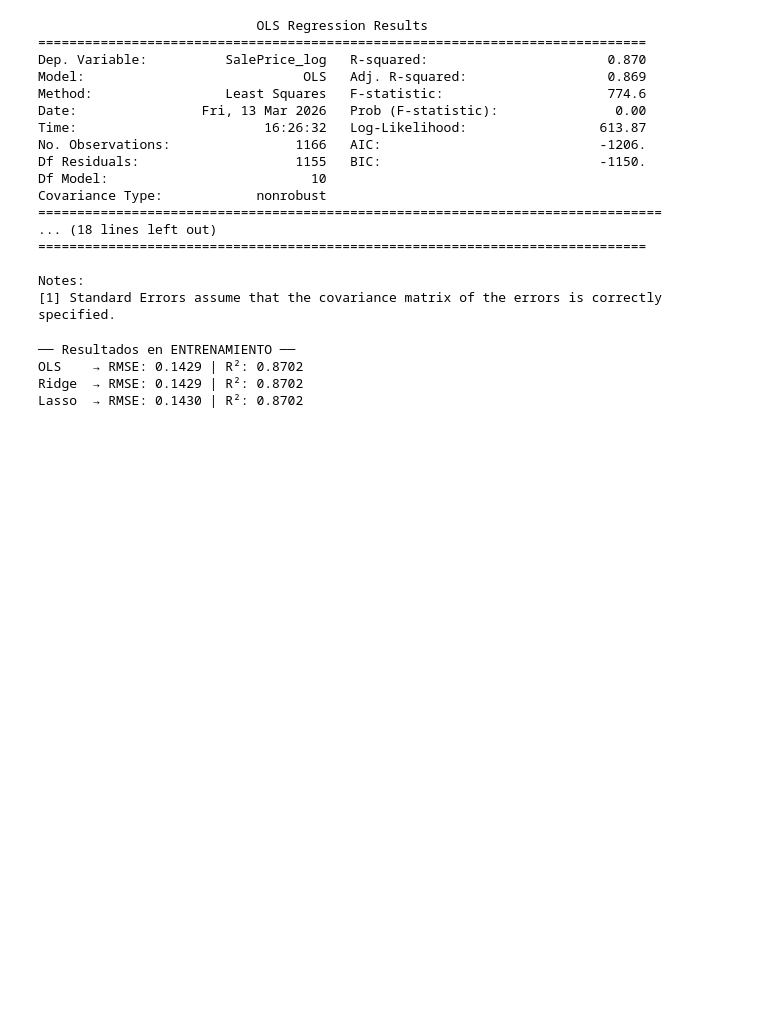
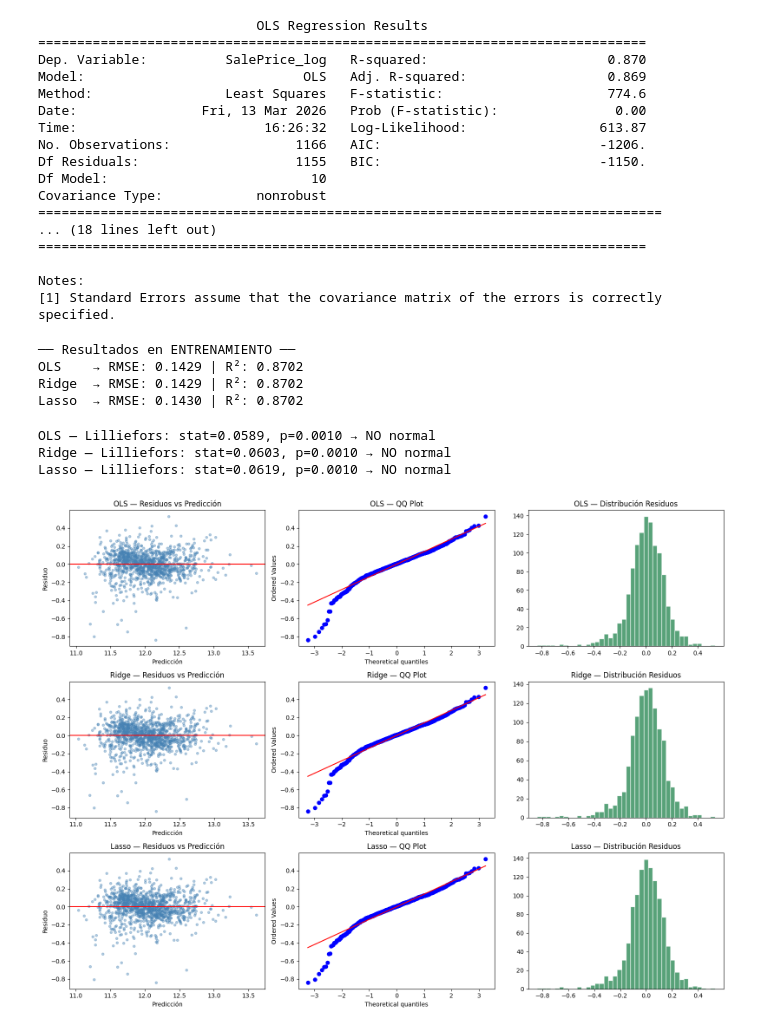
Before and after one commit to AleWWH1104/Lab3-md, a Jupyter notebook: avances.ipynb, the cells around one changed output. Drawn from its saved outputs; the diff is of its cells as text; code cells hidden in the pictures; blank space fills up the shorter version.

```diff
--- a/avances.ipynb
+++ b/avances.ipynb
@@ -441,3 +441,42 @@ for nombre, pred in [('OLS', pred_ols_train), ('Ridge', pred_ridge_train), ('Las
 OLS    → RMSE: 0.1429 | R²: 0.8702
 Ridge  → RMSE: 0.1429 | R²: 0.8702
 Lasso  → RMSE: 0.1430 | R²: 0.8702
+# %%
+from scipy import stats
+from statsmodels.stats.diagnostic import lilliefors
+
+fig, axes = plt.subplots(3, 3, figsize=(16, 12))
+modelos_info = [
+    ('OLS',   y_train.values, pred_ols_train),
+    ('Ridge', y_train.values, pred_ridge_train),
+    ('Lasso', y_train.values, pred_lasso_train),
+]
+
+for i, (nombre, y_real, y_pred) in enumerate(modelos_info):
+    residuos = y_real - y_pred
+
+    # Scatter de residuos
+    axes[i,0].scatter(y_pred, residuos, alpha=0.4, color='steelblue', s=15)
+    axes[i,0].axhline(0, color='red', linewidth=1.5)
+    axes[i,0].set_title(f'{nombre} — Residuos vs Predicción')
+    axes[i,0].set_xlabel('Predicción'); axes[i,0].set_ylabel('Residuo')
+
+    # QQ plot
+    stats.probplot(residuos, dist="norm", plot=axes[i,1])
+    axes[i,1].set_title(f'{nombre} — QQ Plot')
+
+    # Histograma de residuos
+    axes[i,2].hist(residuos, bins=40, color='seagreen', edgecolor='white', alpha=0.8)
+    axes[i,2].set_title(f'{nombre} — Distribución Residuos')
+
+    # Lilliefors
+    stat, p = lilliefors(residuos)
+    print(f"{nombre} — Lilliefors: stat={stat:.4f}, p={p:.4f} → {'NO normal' if p < 0.05 else 'Normal'}")
+
+plt.tight_layout()
+plt.show()
+# %% [output]
+OLS — Lilliefors: stat=0.0589, p=0.0010 → NO normal
+Ridge — Lilliefors: stat=0.0603, p=0.0010 → NO normal
+Lasso — Lilliefors: stat=0.0619, p=0.0010 → NO normal
+[figure, added]
```
